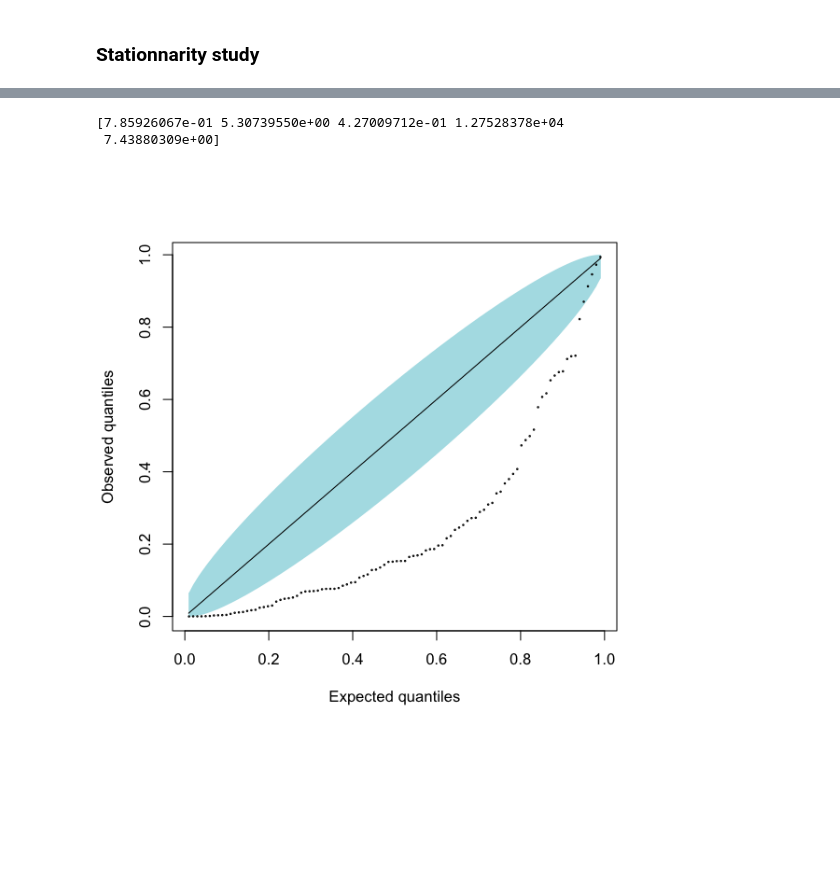
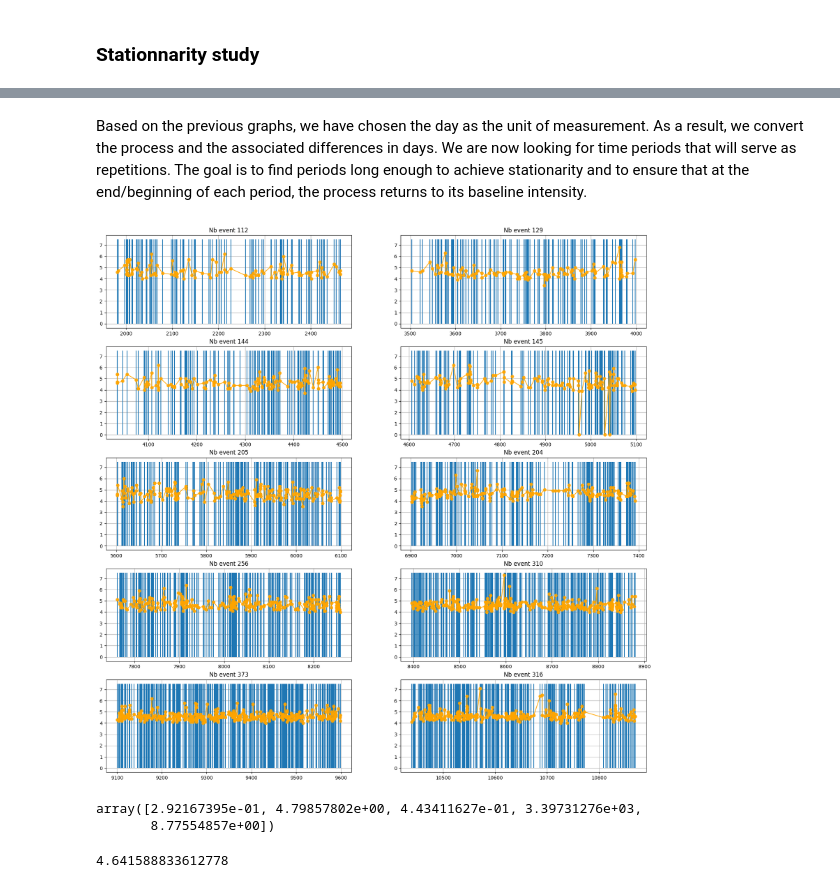
Before and after one commit to Msadeler/marked_exp_hawkes, a Jupyter notebook: example.ipynb, the cells around one changed output, grey strips where cells are left out. Drawn from its saved outputs; the diff is of its cells as text; code cells hidden in the pictures; blank space fills up the shorter version.

```diff
--- a/example.ipynb
+++ b/example.ipynb
@@ -320,26 +322,2 @@ df['day']= df['date'].apply(lambda x : int(x[8:10]))
-# %%
-scaling =24*60*60
-
-def split_date(x):
-    y = x.split('+')[0]
-    if len(y)<=19:
-        y = y +'.0'
-    z = datetime.datetime(year=int(y[:4]), month = int(y[5:7]), day=int(y[8:10]), hour = int(y[11:13]), minute=int(y[14:16]), second= int(y[17:19]), microsecond=int(y[20:]))
-    baseline =datetime.datetime(year = int(y[:4]), month=1, day=1, hour=0, minute=0, second=0)
-
-    return((z-baseline).total_seconds()/scaling)
-
-
-df['date1']= df['date'].apply(split_date)
-#df['magnitudo'] = df['magnitudo'].apply( lambda x : x/12)
-df['year']= df['date'].apply(lambda x : int(x[:4]))
-
-
-tlist_marked = []
-tlist = []
-
-for year in np.unique(df['year']):
-
-    diff_year = datetime.datetime(year = year+1, month=1, day=1, hour=0, minute=0, second=0)- datetime.datetime(year = year, month=1, day=1, hour=0, minute=0, second=0)
-    tlist_marked +=  [[(0,0)] + list(df.loc[df.year == year, ['date1', 'magnitudo']].itertuples(index = False, name=None)) + [(diff_year.total_seconds()/scaling,0)] ]
-    tlist += [[time for time,mark in tlist_marked[-1]]]
+# %% [markdown]
+Based on the previous graphs, we have chosen the day as the unit of measurement. As a result, we convert the process and the associated differences in days. We are now looking for time periods that will serve as repetitions. The goal is to find periods long enough to achieve stationarity and to ensure that at the end/beginning of each period, the process returns to its baseline intensity.
@@ -345,0 +328,13 @@ for year in np.unique(df['year']):
+# %%
+period = np.array([ [1980, 2480], [3500, 4000], [4000,4500], [4600,5100], [5600, 6100], [6900, 7400], [7760, 8260], [8380, 8880], [9100, 9600], [10380,10870], [10600,11100]])
+
+fix, ax = plt.subplots( 5,2 , figsize=(20,20))
+
+for k in range(10):
+    i,j = k // 2, k%2
+    selected_event = df.loc[ (df.day_diff<=period[k,1]) &  (period[k,0] <= df.day_diff), : ]
+    ax[i,j].vlines(selected_event['day_diff'].tolist(), ymin=0, ymax=7.5)
+    ax[i,j].set_title(f'Nb event {len(selected_event)}')
+    ax[i,j].plot( selected_event['day_diff'].tolist() , selected_event['magnitudo'].tolist(), color='orange', marker='o',alpha = 0.9)
+# %% [output]
+[figure, added]
@@ -347,21 +352,22 @@ for year in np.unique(df['year']):
 from function_test import f, phi1
 
 learner_marked_hawkes = estimator_unidim_multi_rep(mark = True,
-                                                     f = f,
-                                                     phi = phi1,
-                                                     name_arg_f=['psi'],
-                                                     name_arg_phi=['gamma'],
-                                                     initial_guess_phi=[0],
-                                                     initial_guess_f=[1],
-                                                     bound_f=[(0.01,None)],
-                                                     bound_phi=[(0,None)])
+                                                        f = f,
+                                                        phi = phi1,
+                                                        name_arg_f=['psi'],
+                                                        name_arg_phi=['gamma'],
+                                                        initial_guess_phi=[0],
+                                                        initial_guess_f=[1],
+                                                        bound_f=[(0.01,None)],
+                                                        bound_phi=[(0,None)])
+
 learner_marked_hawkes.fit(tlist_marked, max_time=True)
-
-print(learner_marked_hawkes.mean_MLE)
-pvals= learner_marked_hawkes.GOF_bootstrap(compensator_func=unidim_MEHP_compensator, Nb_SubSample=100 )
 # %% [output]
-[7.85926067e-01 5.30739550e+00 4.27009712e-01 1.27528378e+04
- 7.43880309e+00]
+array([2.92167395e-01, 4.79857802e+00, 4.43411627e-01, 3.39731276e+03,
+       8.77554857e+00])
-[figure, removed]
+# %%
+10**(2/3)
+# %% [output]
+4.641588833612778
 # %%
 print(learner_marked_hawkes.mean_MLE)
```
Also changed, not shown: parts of 21 cells of this notebook, 1 other file.
